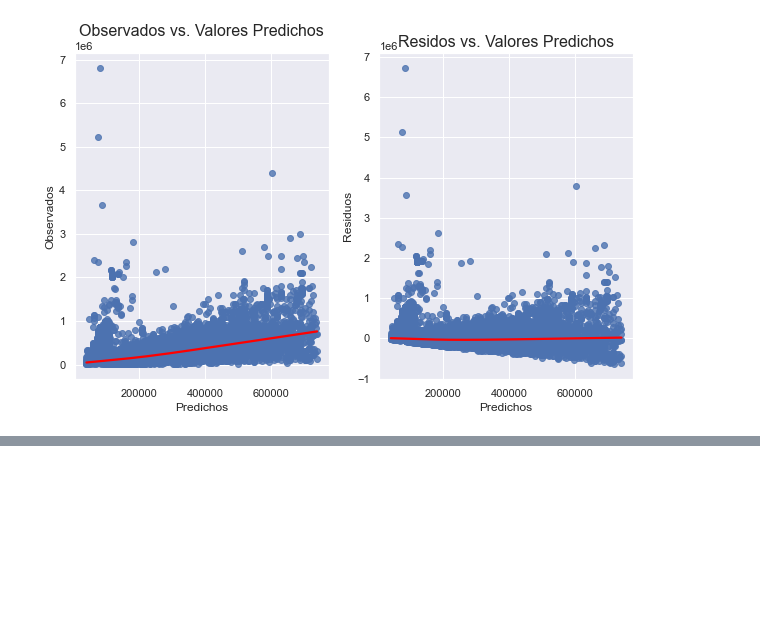
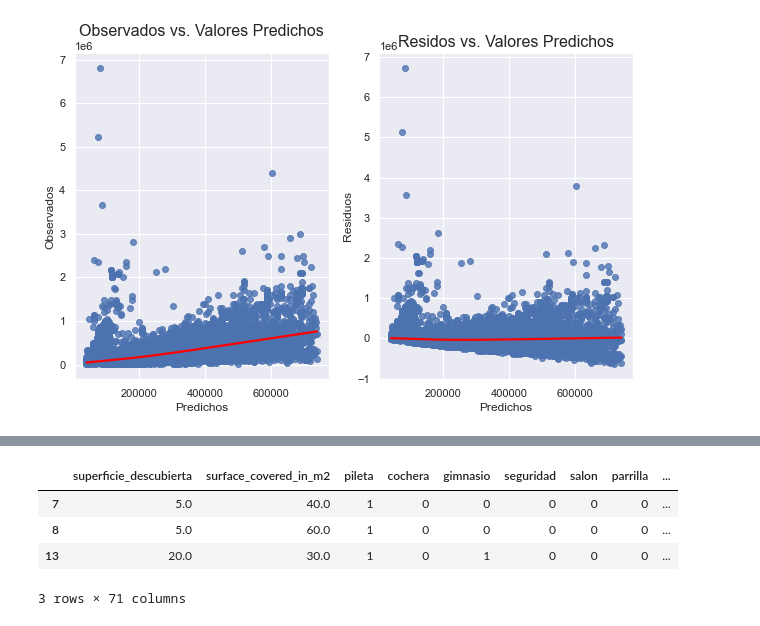
Before and after one commit to adilelle1/properati, a Jupyter notebook: tp2_properati.ipynb, the cells around one changed output, grey strips where cells are left out. Cells and saved outputs as stored; diff of their text form; code cells hidden in the pictures; blank space fills up the shorter version.

```diff
--- a/tp2_properati.ipynb
+++ b/tp2_properati.ipynb
@@ -696,0 +819,8 @@ linearity_test(model, y)
+# %%
+X.head(3)
+# %% [output]
+|  | superficie_descubierta | surface_covered_in_m2 | pileta | cochera | gimnasio | seguridad | salon | parrilla | ... |
+| 7 | 5.0 | 40.0 | 1 | 0 | 0 | 0 | 0 | 0 | ... |
+| 8 | 5.0 | 60.0 | 1 | 0 | 0 | 0 | 0 | 0 | ... |
+| 13 | 20.0 | 30.0 | 1 | 0 | 1 | 0 | 0 | 0 | ... |
+3 rows × 71 columns
```
Also changed, not shown: parts of 37 cells of this notebook.
